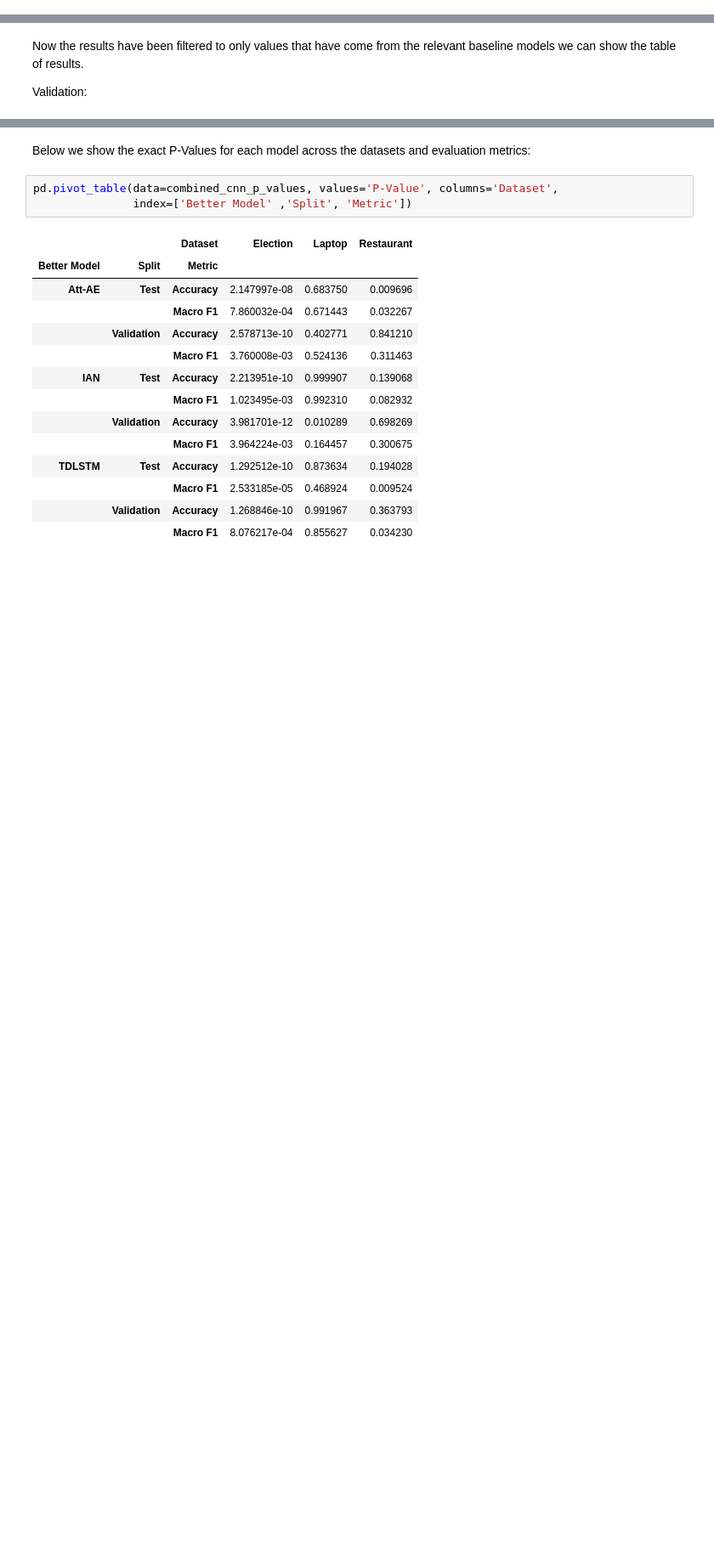
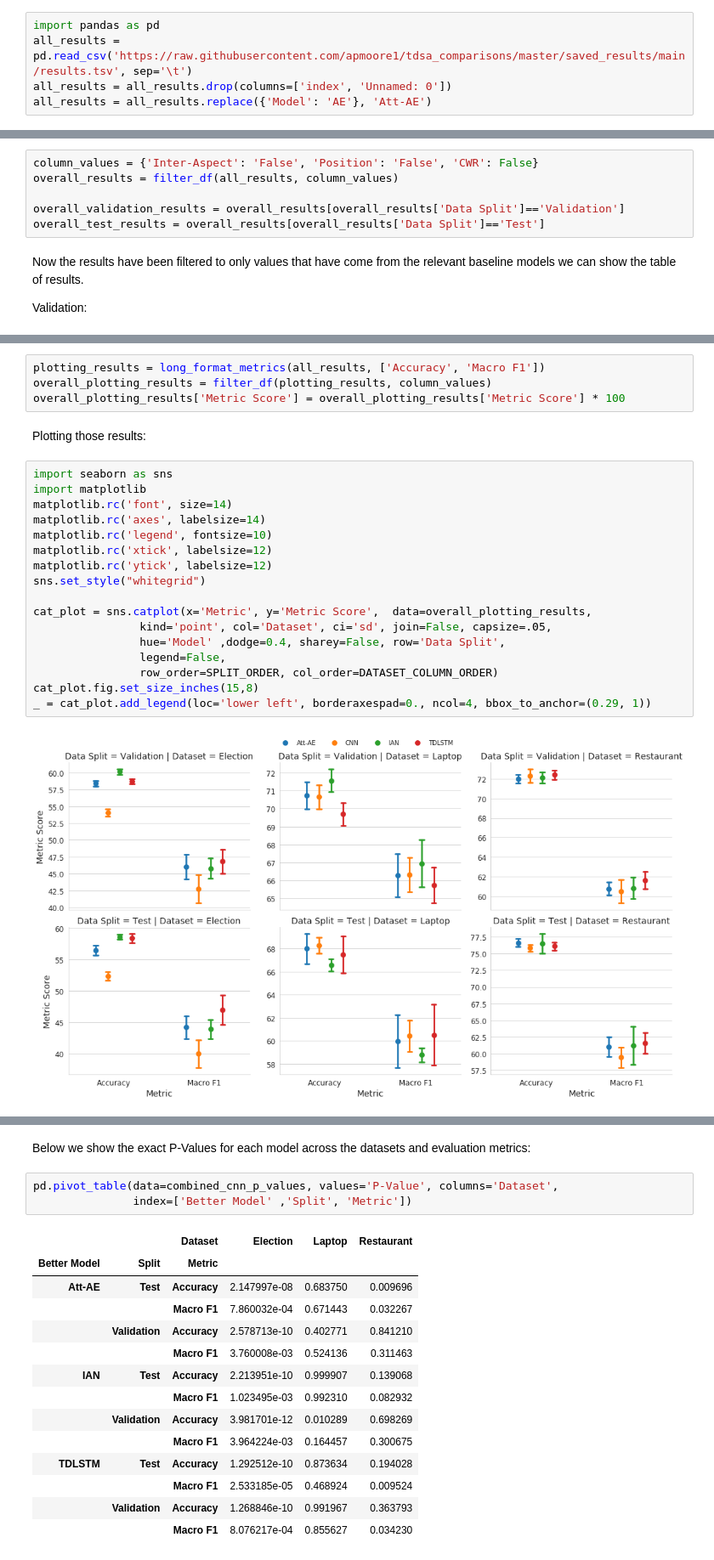
Before and after one commit to apmoore1/tdsa_comparisons, a Jupyter notebook: analysis/TDSA_Baseline_Results.ipynb, the cells around one changed output, grey strips where cells are left out. Shown at 85% size. Cells and saved outputs as stored; diff of their text form; blank space fills up the shorter version.

```diff
--- a/analysis/TDSA_Baseline_Results.ipynb
+++ b/analysis/TDSA_Baseline_Results.ipynb
@@ -166,0 +3,5 @@ val_result_df = val_result_df.replace({'Model': 'AE'}, 'Att-AE')
+# %%
+import pandas as pd
+all_results = pd.read_csv('https://raw.githubusercontent.com/apmoore1/tdsa_comparisons/master/saved_results/main/results.tsv', sep='\t')
+all_results = all_results.drop(columns=['index', 'Unnamed: 0'])
+all_results = all_results.replace({'Model': 'AE'}, 'Att-AE')
@@ -229,3 +68,9 @@ filtered_test_df
+# %%
+column_values = {'Inter-Aspect': 'False', 'Position': 'False', 'CWR': False}
+overall_results = filter_df(all_results, column_values)
+
+overall_validation_results = overall_results[overall_results['Data Split']=='Validation']
+overall_test_results = overall_results[overall_results['Data Split']=='Test']
 # %% [markdown]
 Now the results have been filtered to only values that have come from the relevant baseline models we can show the table of results.
 
@@ -272,3 +110,28 @@ sns.catplot(x='Model', y='Metric Score', hue='Metric', data=plotting_filtered_df
+# %%
+plotting_results = long_format_metrics(all_results, ['Accuracy', 'Macro F1'])
+overall_plotting_results = filter_df(plotting_results, column_values)
+overall_plotting_results['Metric Score'] = overall_plotting_results['Metric Score'] * 100
+# %% [markdown]
+Plotting those results:
+# %%
+import seaborn as sns
+import matplotlib
+matplotlib.rc('font', size=14)
+matplotlib.rc('axes', labelsize=14)
+matplotlib.rc('legend', fontsize=10)
+matplotlib.rc('xtick', labelsize=12)
+matplotlib.rc('ytick', labelsize=12)
+sns.set_style("whitegrid")
+
+cat_plot = sns.catplot(x='Metric', y='Metric Score',  data=overall_plotting_results,
+                kind='point', col='Dataset', ci='sd', join=False, capsize=.05,
+                hue='Model' ,dodge=0.4, sharey=False, row='Data Split',
+                legend=False,
+                row_order=SPLIT_ORDER, col_order=DATASET_COLUMN_ORDER)
+cat_plot.fig.set_size_inches(15,8)
+_ = cat_plot.add_legend(loc='lower left', borderaxespad=0., ncol=4, bbox_to_anchor=(0.29, 1))
+# %% [output]
+[figure, added]
 # %% [markdown]
 From both the plot and the table of results the main finding is that a text classification model is a very strong baseline as shown by [Tang et al. 2016](https://www.aclweb.org/anthology/D16-1021/), [Wang et al. 2016](https://www.aclweb.org/anthology/D16-1058.pdf), [He et al. 2018](https://www.aclweb.org/anthology/P18-2092/), and [Jiang et al. 2019](https://www.aclweb.org/anthology/D19-1654/). The only dataset that the *CNN* model performs a lot worse on is the Election dataset, of which this is most likely due to the Election dataset having the least number of samples that contain only one unique sentiment.
 
```
Also changed, not shown: parts of 76 cells of this notebook.
